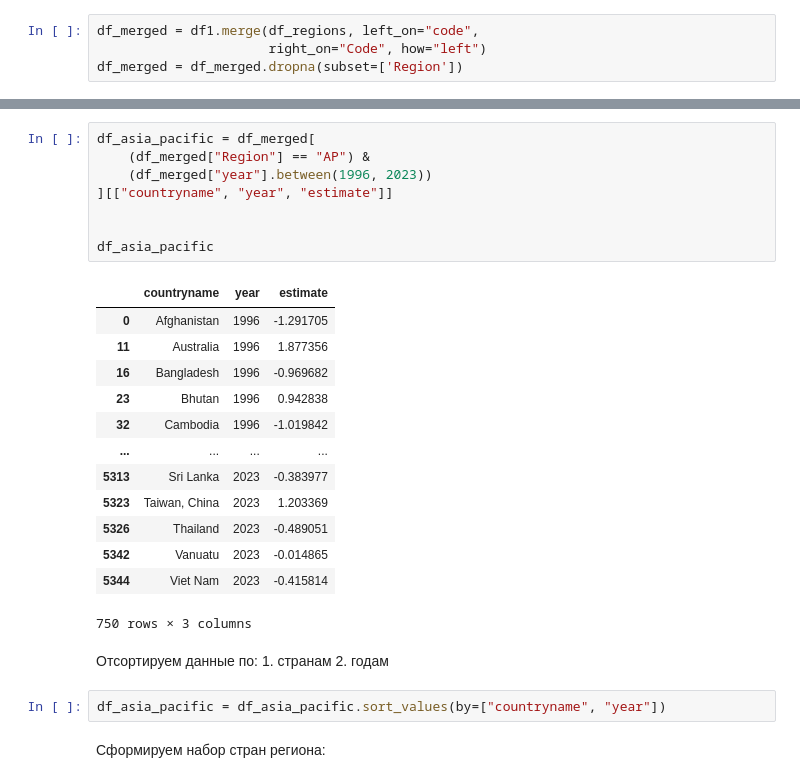
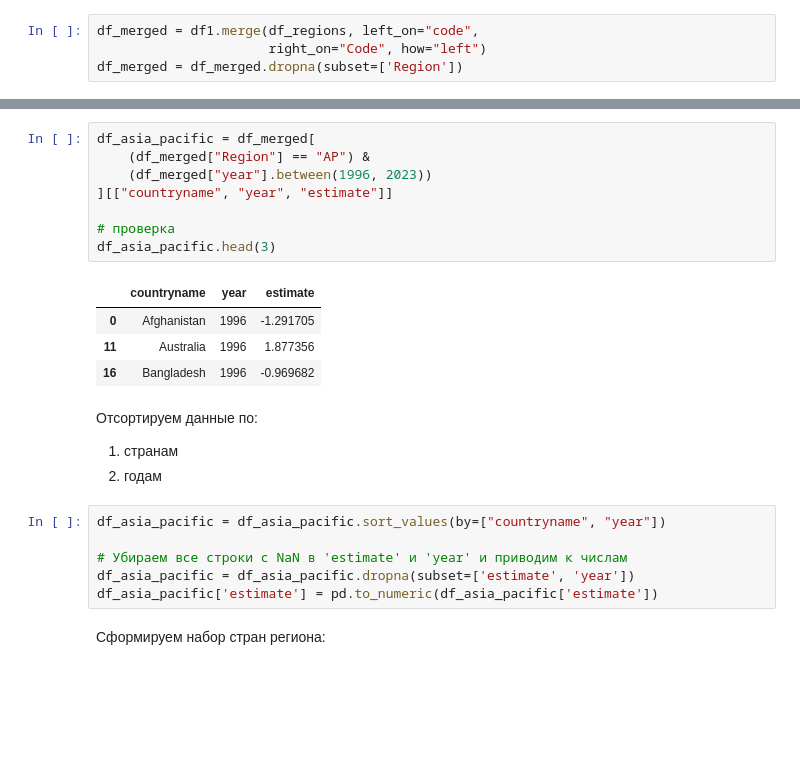
Before and after one commit to SARWX/mlmethods, a Jupyter notebook: task1.ipynb, the cells around one changed output, grey strips where cells are left out. Saved outputs shown, nothing was run; the diff lists cells and outputs as text; blank space fills up the shorter version.

```diff
--- a/task1.ipynb
+++ b/task1.ipynb
@@ -86,31 +84,26 @@ df_merged = df_merged.dropna(subset=['Region'])
 # %%
 df_asia_pacific = df_merged[
     (df_merged["Region"] == "AP") &
     (df_merged["year"].between(1996, 2023))
 ][["countryname", "year", "estimate"]]
 
-
-df_asia_pacific
+# проверка
+df_asia_pacific.head(3)
 # %% [output]
 |  | countryname | year | estimate |
 | 0 | Afghanistan | 1996 | -1.291705 |
 | 11 | Australia | 1996 | 1.877356 |
 | 16 | Bangladesh | 1996 | -0.969682 |
-| 23 | Bhutan | 1996 | 0.942838 |
-| 32 | Cambodia | 1996 | -1.019842 |
-| ... | ... | ... | ... |
-| 5313 | Sri Lanka | 2023 | -0.383977 |
-| 5323 | Taiwan, China | 2023 | 1.203369 |
-| 5326 | Thailand | 2023 | -0.489051 |
-| 5342 | Vanuatu | 2023 | -0.014865 |
-| 5344 | Viet Nam | 2023 | -0.415814 |
-750 rows × 3 columns
 # %% [markdown]
 Отсортируем данные по:
-    1. странам
-    2. годам
+1. странам
+2. годам
 # %%
 df_asia_pacific = df_asia_pacific.sort_values(by=["countryname", "year"])
+
+# Убираем все строки с NaN в 'estimate' и 'year' и приводим к числам
+df_asia_pacific = df_asia_pacific.dropna(subset=['estimate', 'year'])
+df_asia_pacific['estimate'] = pd.to_numeric(df_asia_pacific['estimate'])
 # %% [markdown]
 Сформируем набор стран региона:
 # %%
```
Also changed, not shown: parts of 48 cells of this notebook.
